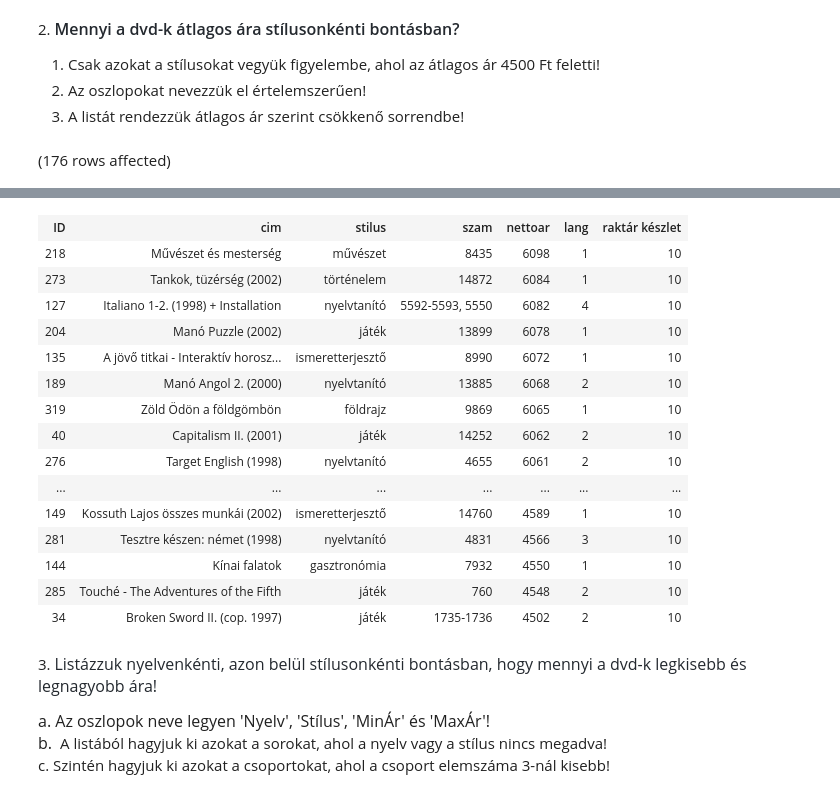
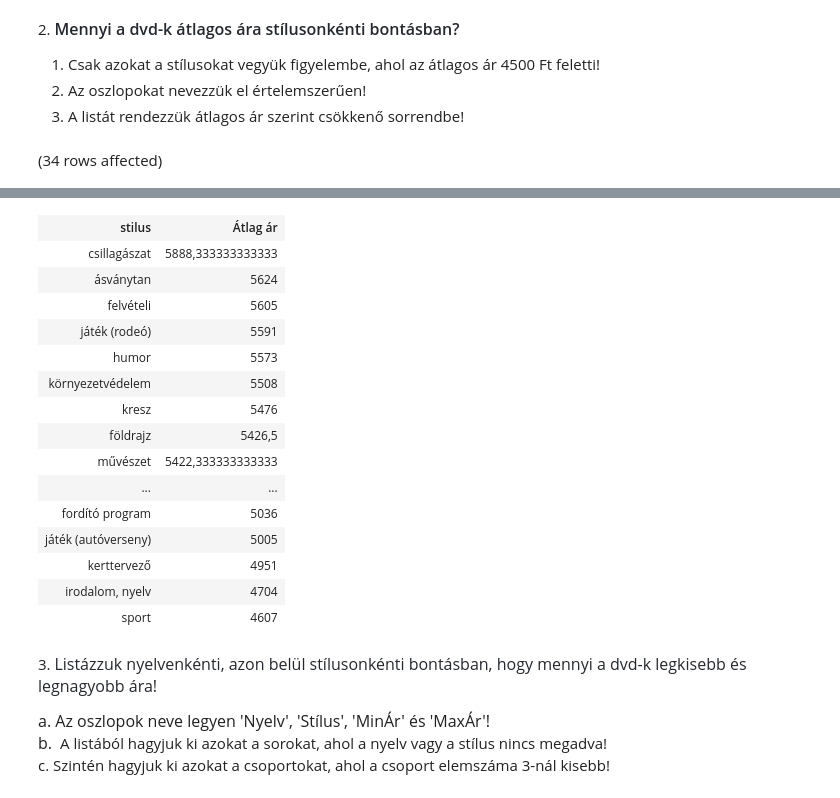
Before and after one commit to komarc/2, a Jupyter notebook: gyakorlat02_feladatok .ipynb, the cells around one changed output, grey strips where cells are left out. Saved outputs shown, nothing was run; the diff lists cells and outputs as text; code cells hidden in the pictures.

```diff
--- a/gyakorlat02_feladatok .ipynb
+++ b/gyakorlat02_feladatok .ipynb
@@ -29,7 +29,7 @@ select stilus, avg(nettoar) as 'Átlag ár'
 from dvd
 where nettoar>4500
 group by stilus
-having
+having avg(nettoar)>4500
 order by avg(nettoar) desc
 # %% [output]
-(176 rows affected)
+(34 rows affected)
@@ -37,19 +37,19 @@ Total execution time: 00:00:00.096
-| ID | cim | stilus | szam | nettoar | lang | raktár készlet |
-| 218 | Művészet és mesterség | művészet | 8435 | 6098 | 1 | 10 |
-| 273 | Tankok, tüzérség (2002) | történelem | 14872 | 6084 | 1 | 10 |
-| 127 | Italiano 1-2. (1998) + Installation | nyelvtanító | 5592-5593, 5550 | 6082 | 4 | 10 |
-| 204 | Manó Puzzle (2002) | játék | 13899 | 6078 | 1 | 10 |
-| 135 | A jövő titkai - Interaktív horosz... | ismeretterjesztő | 8990 | 6072 | 1 | 10 |
-| 189 | Manó Angol 2. (2000) | nyelvtanító | 13885 | 6068 | 2 | 10 |
-| 319 | Zöld Ödön a földgömbön | földrajz | 9869 | 6065 | 1 | 10 |
-| 40 | Capitalism II. (2001) | játék | 14252 | 6062 | 2 | 10 |
-| 276 | Target English (1998) | nyelvtanító | 4655 | 6061 | 2 | 10 |
-| ... | ... | ... | ... | ... | ... | ... |
-| 149 | Kossuth Lajos összes munkái (2002) | ismeretterjesztő | 14760 | 4589 | 1 | 10 |
-| 281 | Tesztre készen: német (1998) | nyelvtanító | 4831 | 4566 | 3 | 10 |
-| 144 | Kínai falatok | gasztronómia | 7932 | 4550 | 1 | 10 |
-| 285 | Touché - The Adventures of the Fifth | játék | 760 | 4548 | 2 | 10 |
-| 34 | Broken Sword II. (cop. 1997) | játék | 1735-1736 | 4502 | 2 | 10 |
+| stilus | Átlag ár |
+| csillagászat | 5888,333333333333 |
+| ásványtan | 5624 |
+| felvételi | 5605 |
+| játék (rodeó) | 5591 |
+| humor | 5573 |
+| környezetvédelem | 5508 |
+| kresz | 5476 |
+| földrajz | 5426,5 |
+| művészet | 5422,333333333333 |
+| ... | ... |
+| fordító program | 5036 |
+| játék (autóverseny) | 5005 |
+| kerttervező | 4951 |
+| irodalom, nyelv | 4704 |
+| sport | 4607 |
 # %% [markdown]
 3. <span style="color:rgb(36, 41, 47);font-family:-apple-system, BlinkMacSystemFont, &quot;Segoe UI&quot;, Helvetica, Arial, sans-serif, &quot;Apple Color Emoji&quot;, &quot;Segoe UI Emoji&quot;;font-size:16px;">Listázzuk nyelvenkénti, azon belül stílusonkénti bontásban, hogy mennyi a dvd-k legkisebb és legnagyobb ára!&nbsp;</span>
 
```
Also changed, not shown: parts of 3 cells of this notebook.
